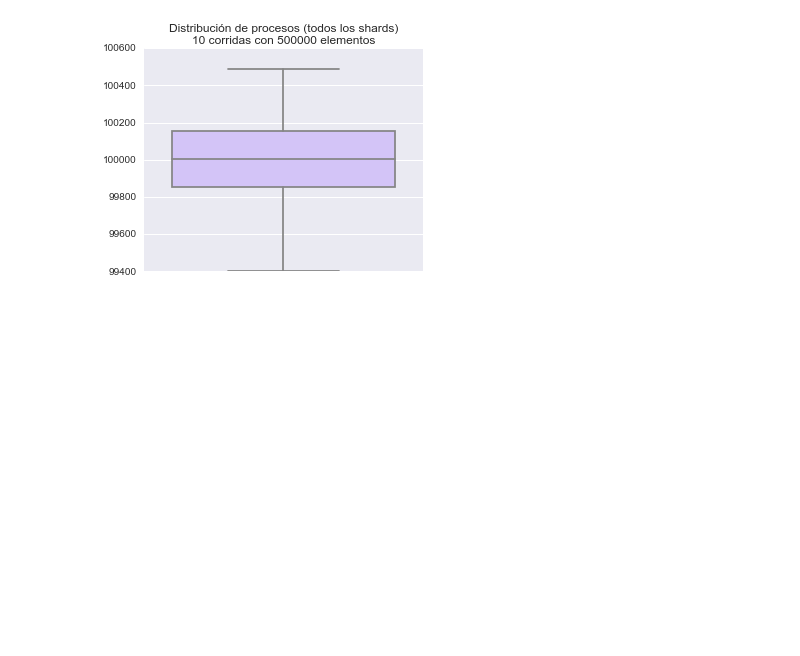
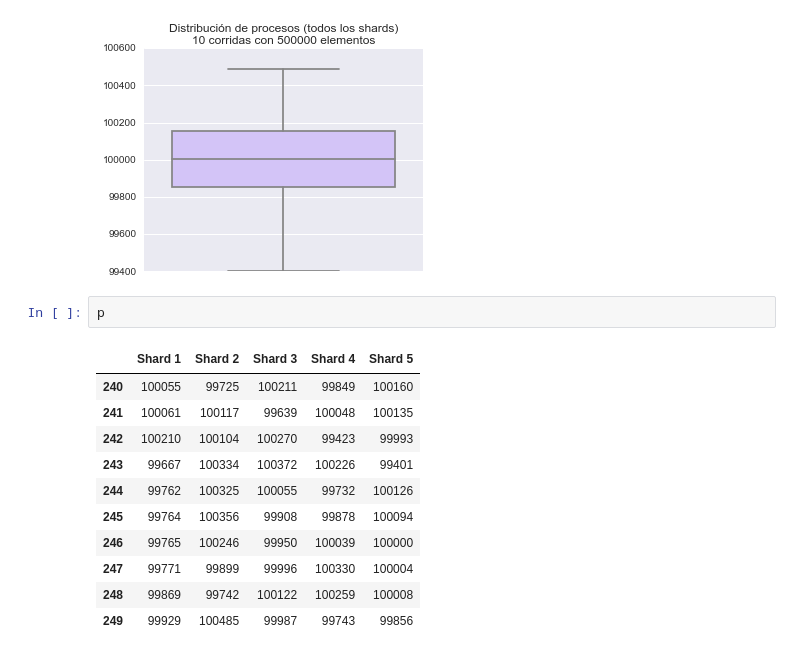
Before and after one commit to miguelmaurizio/bd-tp2, a Jupyter notebook: parte3/Graficos.ipynb, the cells around one changed output. Saved outputs shown, nothing was run; the diff lists cells and outputs as text; blank space fills up the shorter version.

```diff
--- a/parte3/Graficos.ipynb
+++ b/parte3/Graficos.ipynb
@@ -195,3 +195,17 @@ for e, (total, group) in enumerate(shards[shards.total.isin([20000, 100000, 3000
 [figure]
 [figure]
 [figure]
+# %%
+p
+# %% [output]
+|  | Shard 1 | Shard 2 | Shard 3 | Shard 4 | Shard 5 |
+| 240 | 100055 | 99725 | 100211 | 99849 | 100160 |
+| 241 | 100061 | 100117 | 99639 | 100048 | 100135 |
+| 242 | 100210 | 100104 | 100270 | 99423 | 99993 |
+| 243 | 99667 | 100334 | 100372 | 100226 | 99401 |
+| 244 | 99762 | 100325 | 100055 | 99732 | 100126 |
+| 245 | 99764 | 100356 | 99908 | 99878 | 100094 |
+| 246 | 99765 | 100246 | 99950 | 100039 | 100000 |
+| 247 | 99771 | 99899 | 99996 | 100330 | 100004 |
+| 248 | 99869 | 99742 | 100122 | 100259 | 100008 |
+| 249 | 99929 | 100485 | 99987 | 99743 | 99856 |
```
Also changed, not shown: parts of 1 cell of this notebook, 8 other files.
